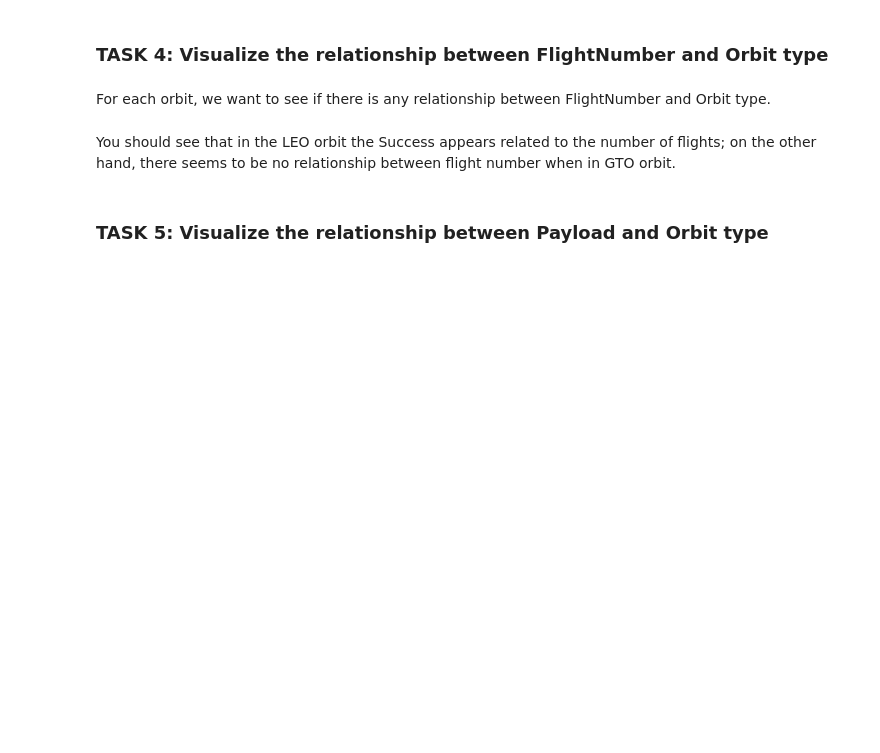
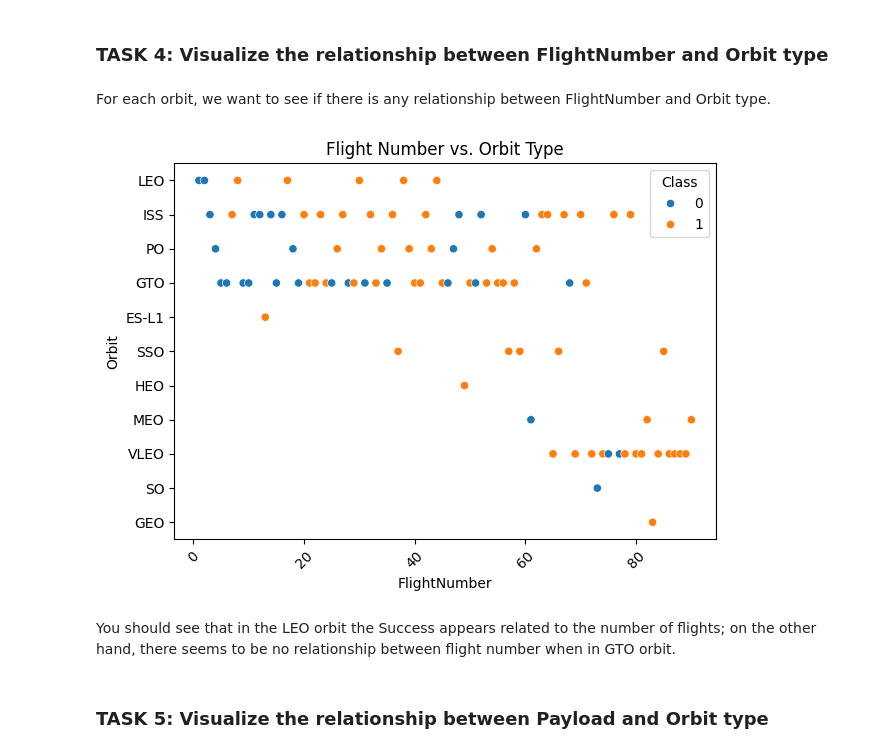
Before and after one commit to ddali/ville_ibm_data_science, a Jupyter notebook: 4. jupyter-labs-eda-dataviz-v2.ipynb, the cells around one changed output. Cells and saved outputs as stored; diff of their text form; code cells hidden in the pictures; blank space fills up the shorter version.

```diff
--- a/4. jupyter-labs-eda-dataviz-v2.ipynb
+++ b/4. jupyter-labs-eda-dataviz-v2.ipynb
@@ -201,6 +213,13 @@ Analyze the ploted bar chart try to find which orbits have high sucess rate.
 For each orbit, we want to see if there is any relationship between FlightNumber and Orbit type.
 # %%
 # Plot a scatter point chart with x axis to be FlightNumber and y axis to be the Orbit, and hue to be the class value
+sns.scatterplot(data=df, x='FlightNumber', y='Orbit', hue='Class')
+plt.title('Flight Number vs. Orbit Type')
+plt.xticks(rotation=45)
+plt.tight_layout()
+plt.show()
+# %% [output]
+[figure, added]
 # %% [markdown]
 You should see that in the LEO orbit the Success appears related to the number of flights; on the other hand, there seems to be no relationship between flight number when in GTO orbit.
 # %% [markdown]
```
Also changed, not shown: parts of 4 cells of this notebook, 8 other files.
